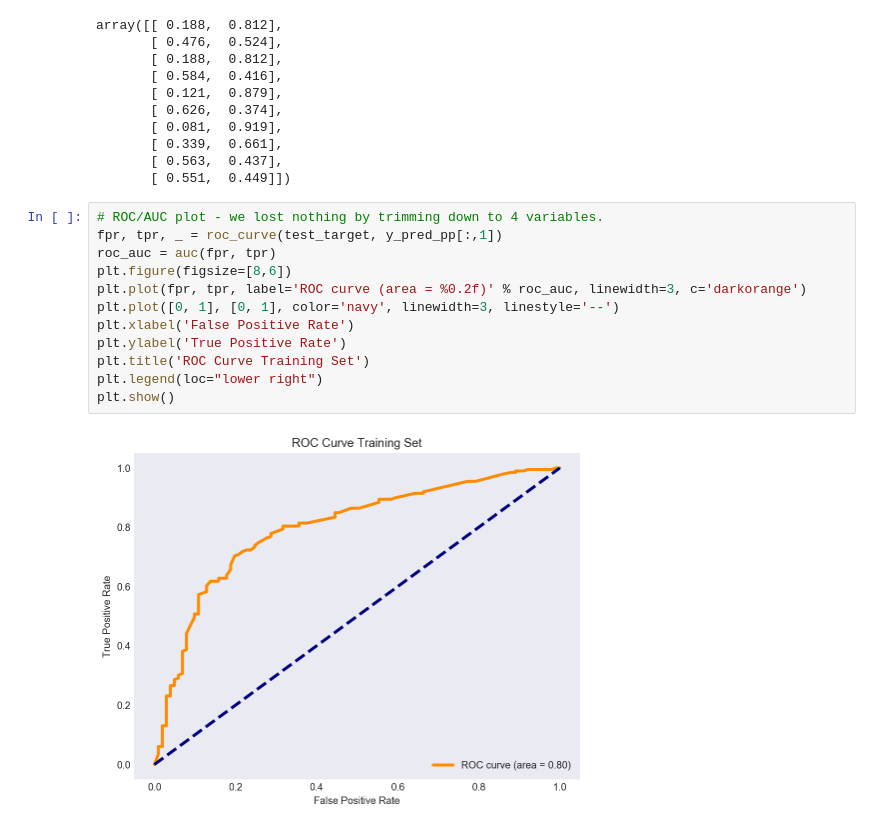
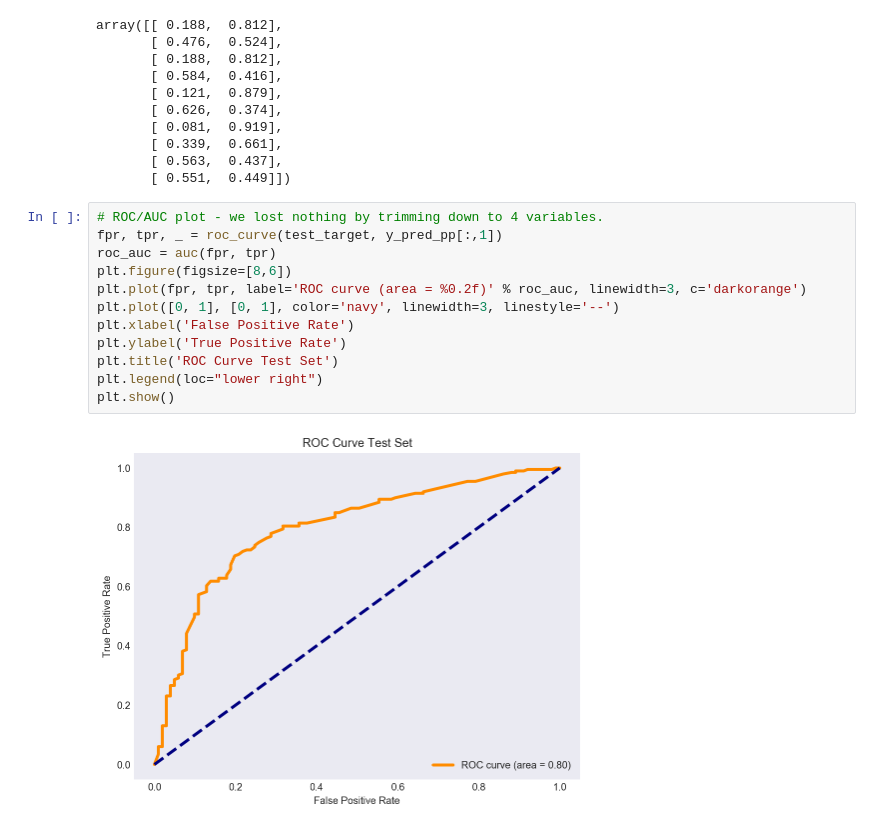
Before and after one commit to factorwonk/bcgdv, a Jupyter notebook: 4. BCGDV Classifier Updated.ipynb, the cells around one changed output. Saved outputs shown, nothing was run; the diff lists cells and outputs as text.

```diff
--- a/4. BCGDV Classifier Updated.ipynb
+++ b/4. BCGDV Classifier Updated.ipynb
@@ -786,14 +815,14 @@ array([[ 0.188,  0.812],
 # %%
 # ROC/AUC plot - we lost nothing by trimming down to 4 variables.
 fpr, tpr, _ = roc_curve(test_target, y_pred_pp[:,1])
 roc_auc = auc(fpr, tpr)
 plt.figure(figsize=[8,6])
 plt.plot(fpr, tpr, label='ROC curve (area = %0.2f)' % roc_auc, linewidth=3, c='darkorange')
 plt.plot([0, 1], [0, 1], color='navy', linewidth=3, linestyle='--')
 plt.xlabel('False Positive Rate')
 plt.ylabel('True Positive Rate')
-plt.title('ROC Curve Training Set')
+plt.title('ROC Curve Test Set')
 plt.legend(loc="lower right")
 plt.show()
 # %% [output]
-[figure, old version]
+[figure, new version]
```
Also changed, not shown: parts of 31 cells of this notebook.
